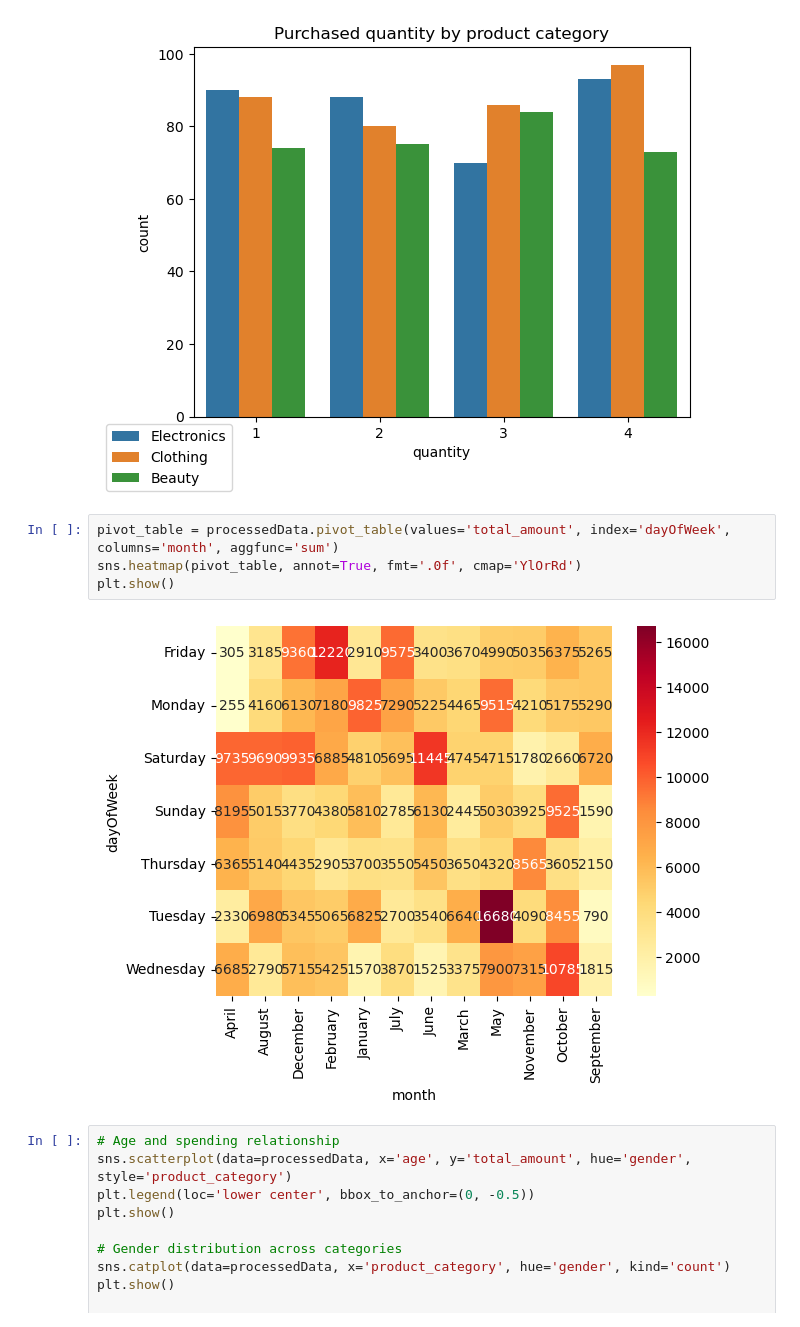
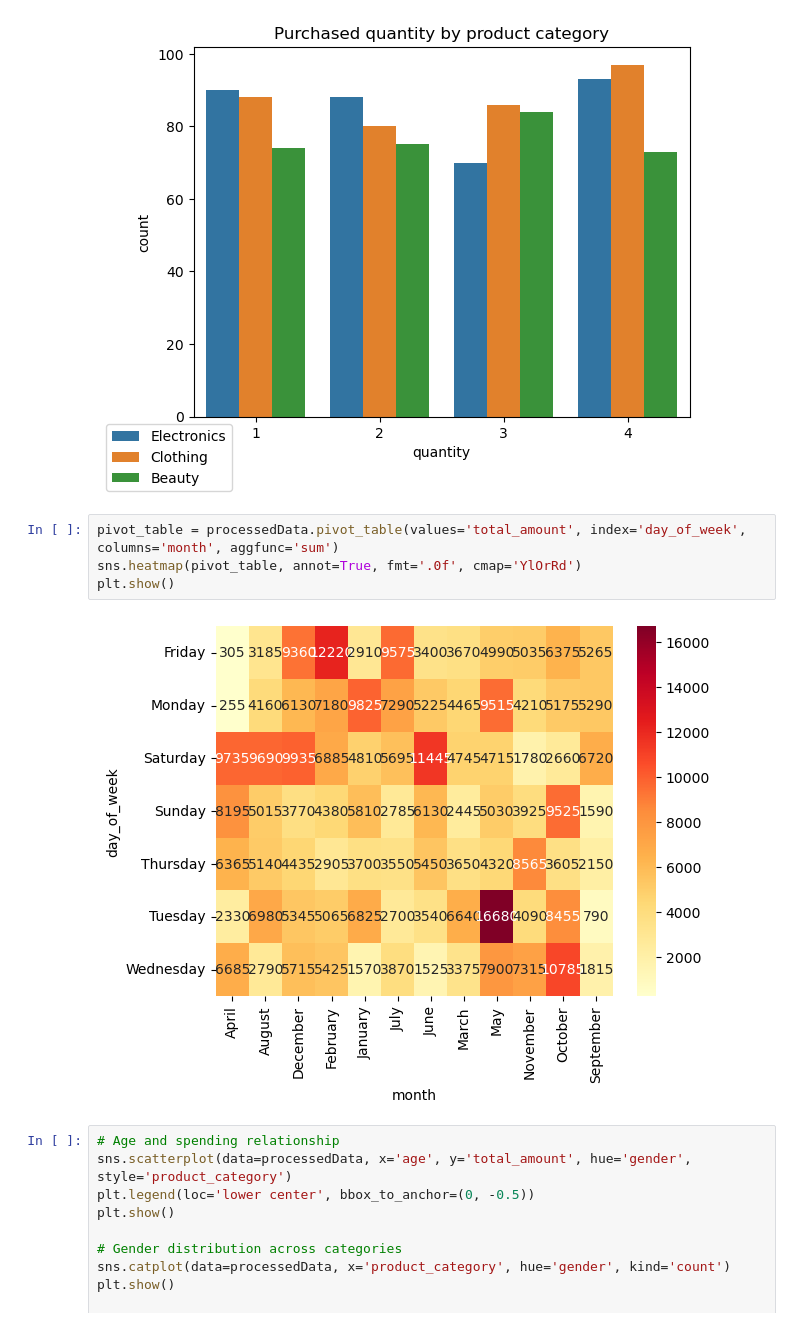
Before and after one commit to WatsonWBlair/cs667, a Jupyter notebook: Projects/EDA/data_visualization.ipynb, the cells around one changed output. Saved outputs shown, nothing was run; the diff lists cells and outputs as text.

```diff
--- a/Projects/EDA/data_visualization.ipynb
+++ b/Projects/EDA/data_visualization.ipynb
@@ -60,11 +62,11 @@ plt.show()
 # %% [output]
 [figure]
 # %%
-pivot_table = processedData.pivot_table(values='total_amount', index='dayOfWeek', columns='month', aggfunc='sum')
+pivot_table = processedData.pivot_table(values='total_amount', index='day_of_week', columns='month', aggfunc='sum')
 sns.heatmap(pivot_table, annot=True, fmt='.0f', cmap='YlOrRd')
 plt.show()
 # %% [output]
-[figure, old version]
+[figure, new version]
 # %%
 # Age and spending relationship
 sns.scatterplot(data=processedData, x='age', y='total_amount', hue='gender', style='product_category')
```
Also changed, not shown: parts of 6 cells of this notebook.
